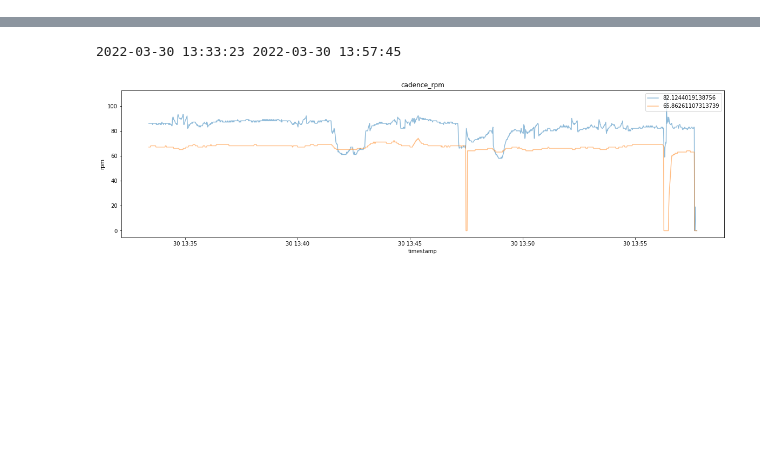
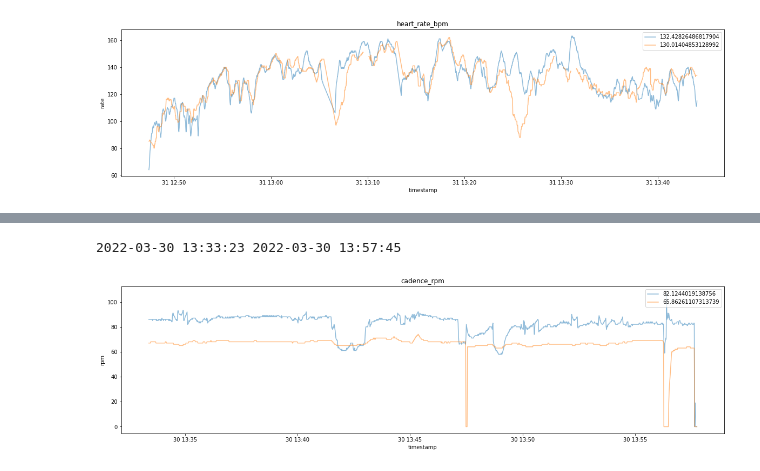
Before and after one commit to kevintalaue/analyse-fit-files, a Jupyter notebook: notebooks/fit.ipynb, the cells around one changed output, grey strips where cells are left out. Saved outputs shown, nothing was run; the diff lists cells and outputs as text; code cells hidden in the pictures; blank space fills up the shorter version.

```diff
--- a/notebooks/fit.ipynb
+++ b/notebooks/fit.ipynb
@@ -4,3 +7,6 @@ from analyse_fit_files.visualize_fit_files import plot_fit_file_data, line_plot_
+# %%
+boltcycle = get_fit_file_data("C:/Users/kevin/Downloads/2022-08-31-124720-ELEMNT BOLT 7760-51-0.fit")
+rivalcycle = get_fit_file_data("C:/Users/kevin/Downloads/2022-08-31-124724-ELEMNT RIVAL 8808-46-0.fit")
 # %%
 precision_4iii = get_fit_file_data("/home/jupyter-kevin/repos/analyse-fit-files/data/2022_03_30_09_33_22.fit")
 wahoo_kicker_viiiiva = get_fit_file_data("/home/jupyter-kevin/repos/analyse-fit-files/data/Zwift_Tick_Tock_in_Watopia.fit")
@@ -16,0 +17,4 @@ histogram_compare([precision_4iii, wahoo_kicker_viiiiva], signal="power_watts")
+# %%
+line_plot_compare([boltcycle, rivalcycle], signal="heart_rate_bpm")
+# %% [output]
+[figure, added]
```
Also changed, not shown: parts of 6 cells of this notebook.
